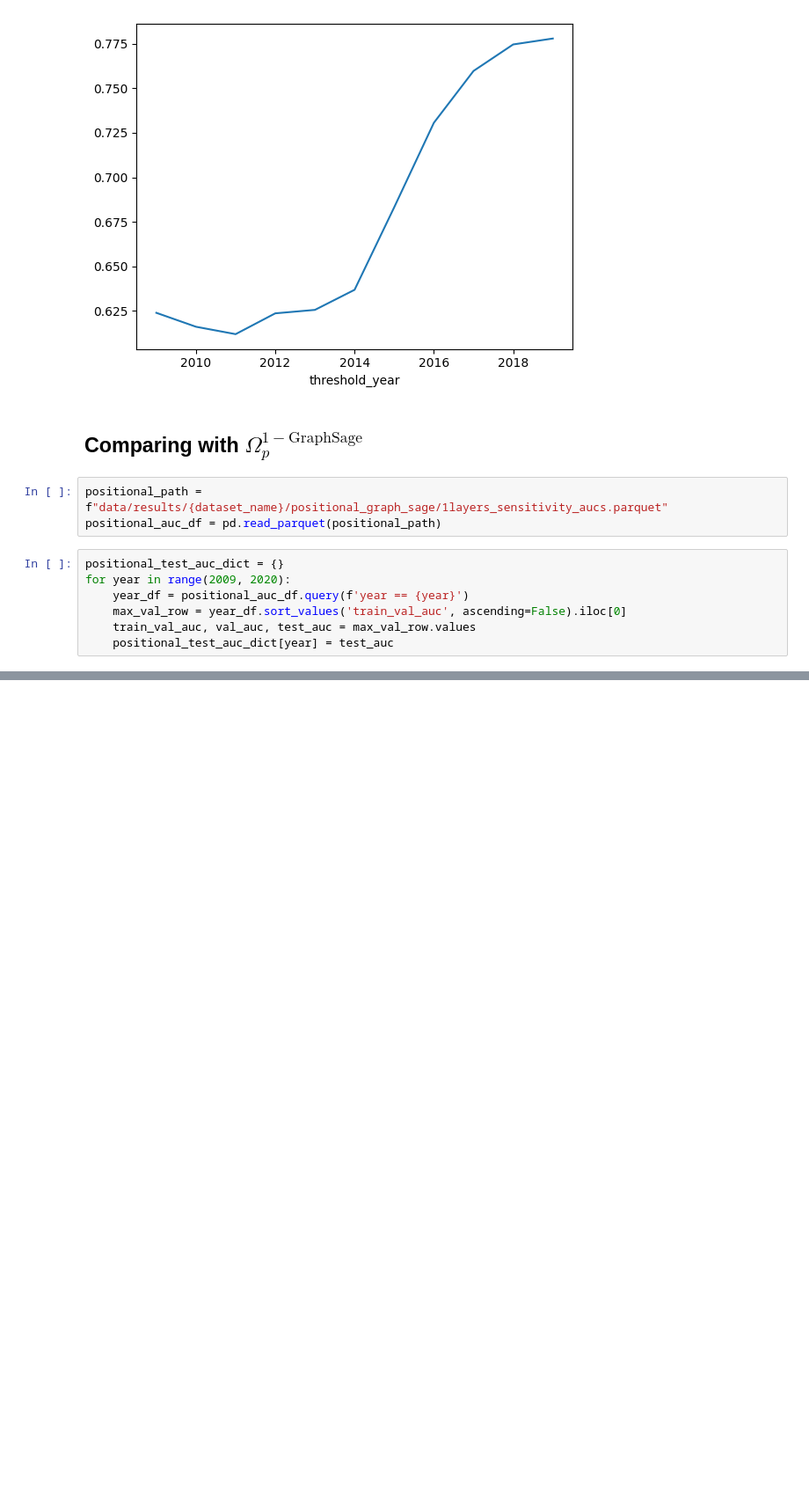
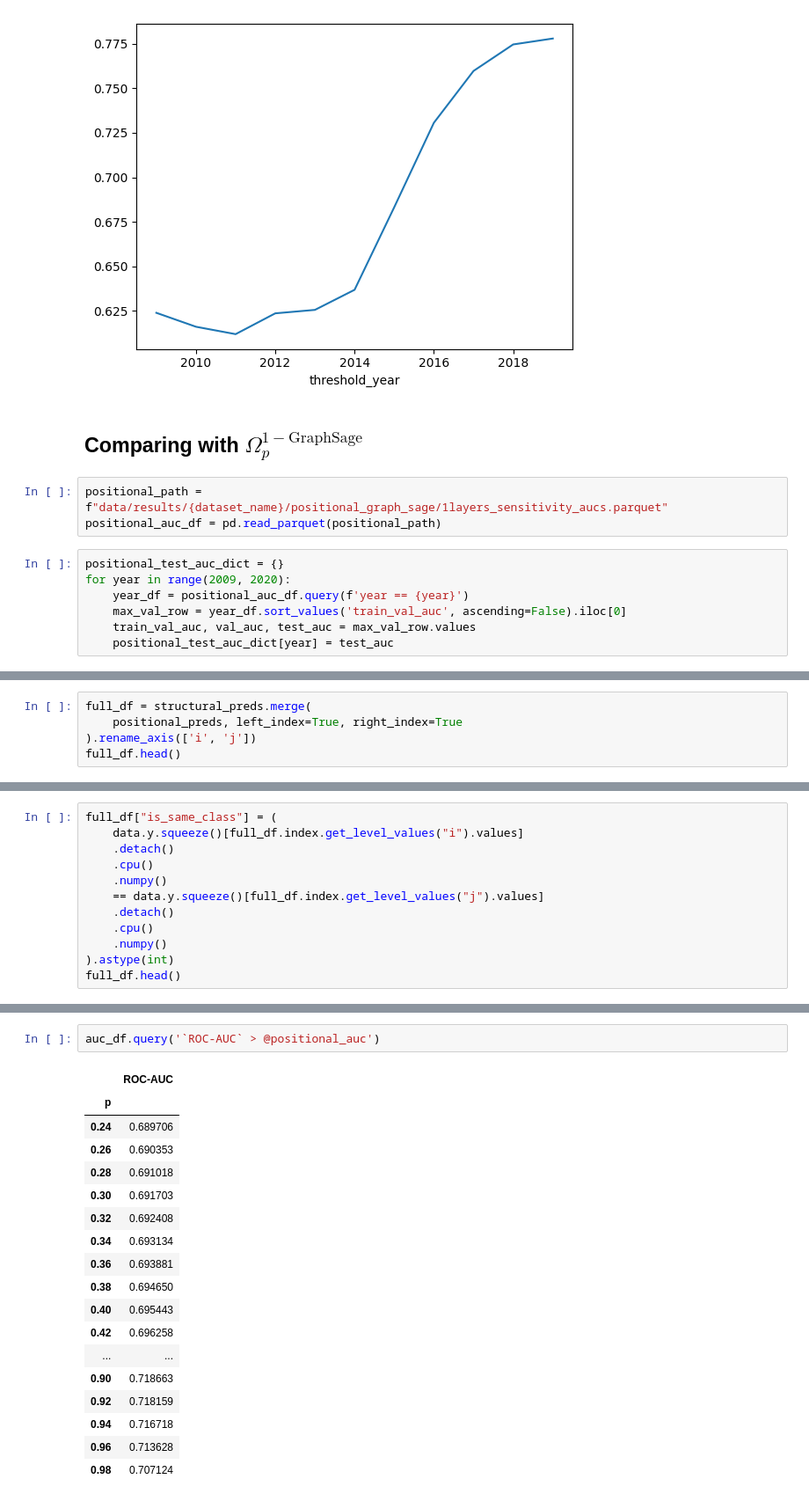
Before and after one commit to caiolmart/node-concordance, a Jupyter notebook: notebooks/gamma_function/arxiv/11-1-structural_graphsage_sensitivity_labels.ipynb, the cells around one changed output, grey strips where cells are left out. Shown at 88% size. Saved outputs shown, nothing was run; the diff lists cells and outputs as text; blank space fills up the shorter version.

```diff
--- a/notebooks/gamma_function/arxiv/11-1-structural_graphsage_sensitivity_labels.ipynb
+++ b/notebooks/gamma_function/arxiv/11-1-structural_graphsage_sensitivity_labels.ipynb
@@ -280,0 +394,5 @@ plt.savefig(f"reports/images/positional_structural_sensitivity_perfomance.pdf")
+# %%
+full_df = structural_preds.merge(
+    positional_preds, left_index=True, right_index=True
+).rename_axis(['i', 'j'])
+full_df.head()
@@ -280,0 +409,12 @@ plt.savefig(f"reports/images/positional_structural_sensitivity_perfomance.pdf")
+# %%
+full_df["is_same_class"] = (
+    data.y.squeeze()[full_df.index.get_level_values("i").values]
+    .detach()
+    .cpu()
+    .numpy()
+    == data.y.squeeze()[full_df.index.get_level_values("j").values]
+    .detach()
+    .cpu()
+    .numpy()
+).astype(int)
+full_df.head()
@@ -280,0 +470,21 @@ plt.savefig(f"reports/images/positional_structural_sensitivity_perfomance.pdf")
+# %%
+auc_df.query('`ROC-AUC` > @positional_auc')
+# %% [output]
+|  | ROC-AUC |
+| p |  |
+| 0.24 | 0.689706 |
+| 0.26 | 0.690353 |
+| 0.28 | 0.691018 |
+| 0.30 | 0.691703 |
+| 0.32 | 0.692408 |
+| 0.34 | 0.693134 |
+| 0.36 | 0.693881 |
+| 0.38 | 0.694650 |
+| 0.40 | 0.695443 |
+| 0.42 | 0.696258 |
+| ... | ... |
+| 0.90 | 0.718663 |
+| 0.92 | 0.718159 |
+| 0.94 | 0.716718 |
+| 0.96 | 0.713628 |
+| 0.98 | 0.707124 |
```
Also changed, not shown: parts of 33 cells of this notebook.
